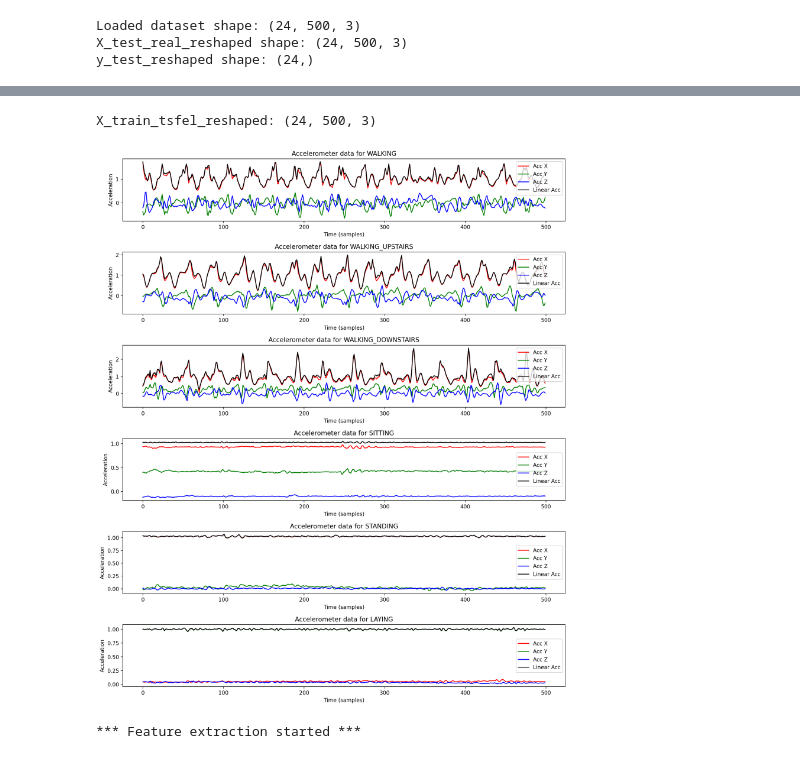
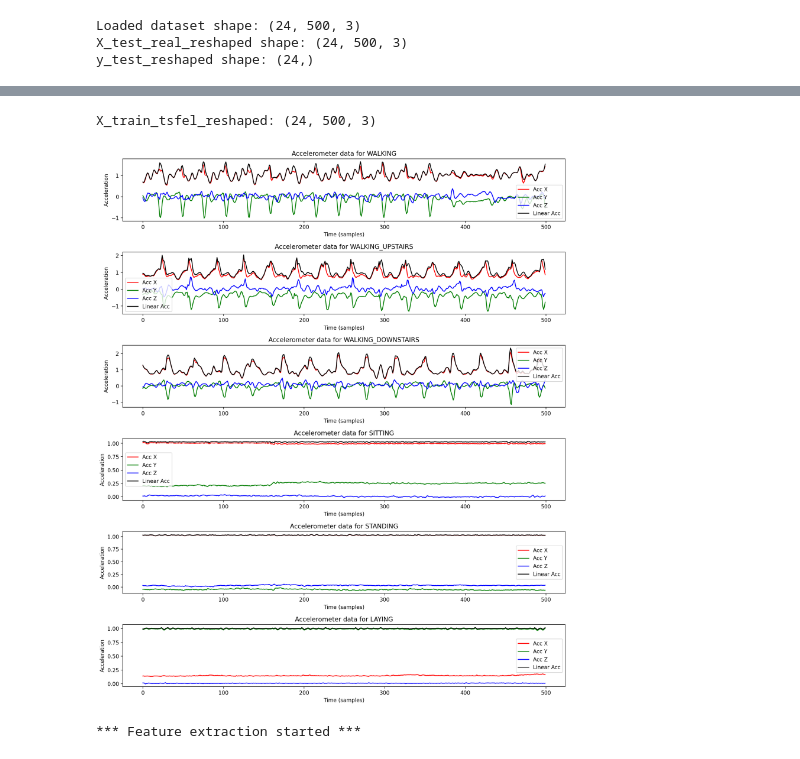
Before and after one commit to ShardulJunagade/ES-335-Assignment-1-2024-Fall, a Jupyter notebook: Task 4/Q1 copy.ipynb, the cells around one changed output, grey strips where cells are left out. Saved outputs shown, nothing was run; the diff lists cells and outputs as text; code cells hidden in the pictures.

```diff
--- a/Task 4/Q1 copy.ipynb
+++ b/Task 4/Q1 copy.ipynb
@@ -88,6 +88,6 @@ plt.show()
 # %%
 
-X_test_real_reshaped_shuffled = X_test_real_reshaped[:,:,[1,2,0]]
+X_test_real_reshaped_shuffled = X_test_real_reshaped
 print(f"X_train_tsfel_reshaped: {X_test_real_reshaped.shape}")
 
 # Retina mode
@@ -103,34 +103,34 @@ for activity_class, activity_name in classes.items():
     activity_samples[activity_name] = X_test_real_reshaped_shuffled[y_test_reshaped == activity_class][0]
 
 # Set up the figure and gridspec
 fig = plt.figure(figsize=(15, 18))
 gs = gridspec.GridSpec(len(classes), 1, hspace=0.5)
 
 # Plot each activity's accelerometer data along with the linear acceleration
 for i, (activity_name, sample) in enumerate(activity_samples.items()):
     ax = fig.add_subplot(gs[i, 0])
 
     # Calculate linear acceleration
     linear_acc = np.sqrt(np.sum(sample**2, axis=1))
 
     # Plot the x, y, z acceleration data
     ax.plot(sample[:, 0], label='Acc X', color='red')
     ax.plot(sample[:, 1], label='Acc Y', color='green')
     ax.plot(sample[:, 2], label='Acc Z', color='blue')
 
     # Plot the linear acceleration
     ax.plot(linear_acc, label='Linear Acc', color='black')
 
     ax.set_title(f"Accelerometer data for {activity_name}")
     ax.set_xlabel("Time (samples)")
 
     ax.set_ylabel("Acceleration")
     ax.legend()
 
 plt.show()
 # %% [output]
 X_train_tsfel_reshaped: (24, 500, 3)
-[figure, old version]
+[figure, new version]
 # %%
 X_test_real_reshaped =  X_test_real_reshaped_shuffled
 # %%
```
Also changed, not shown: parts of 2 cells of this notebook, 8 other files.
